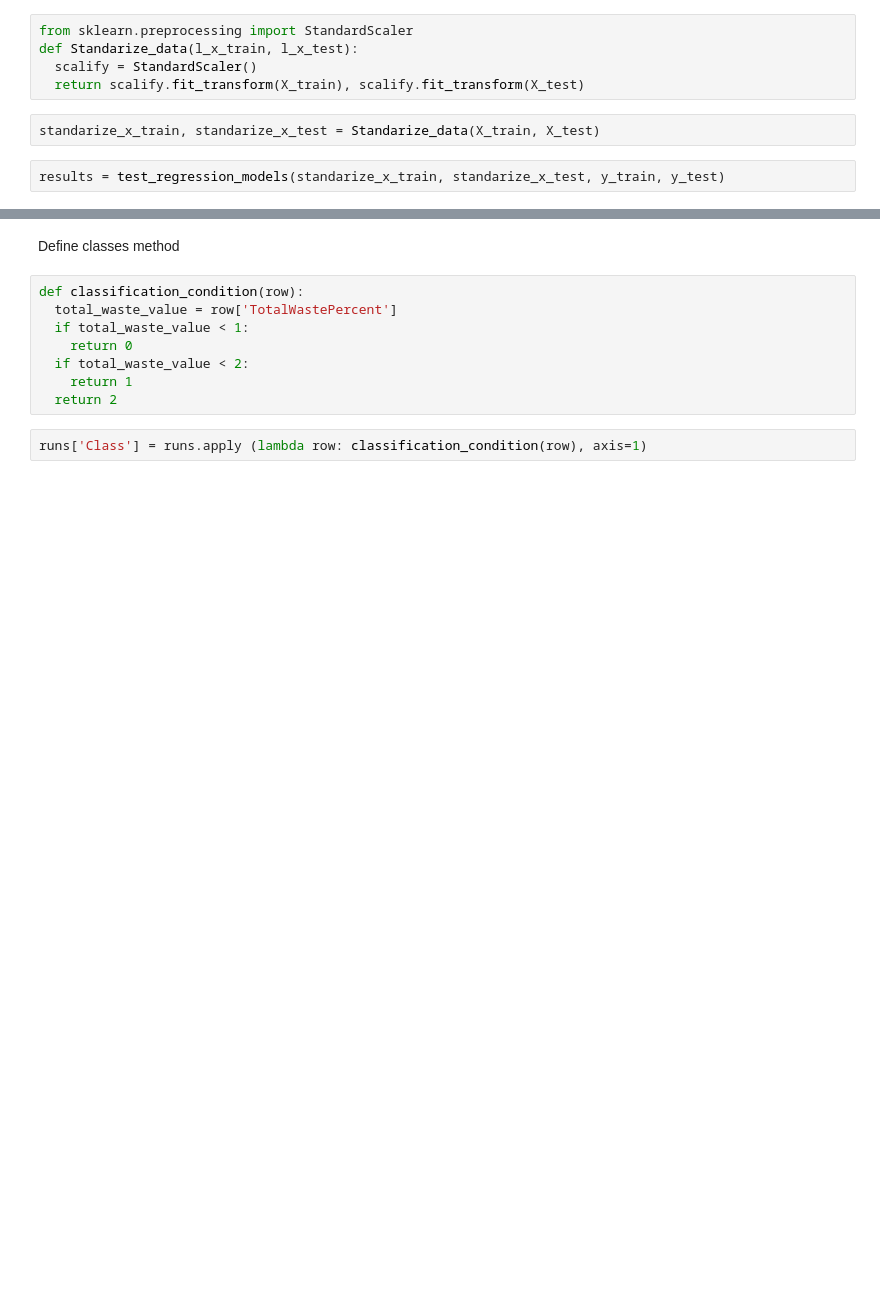
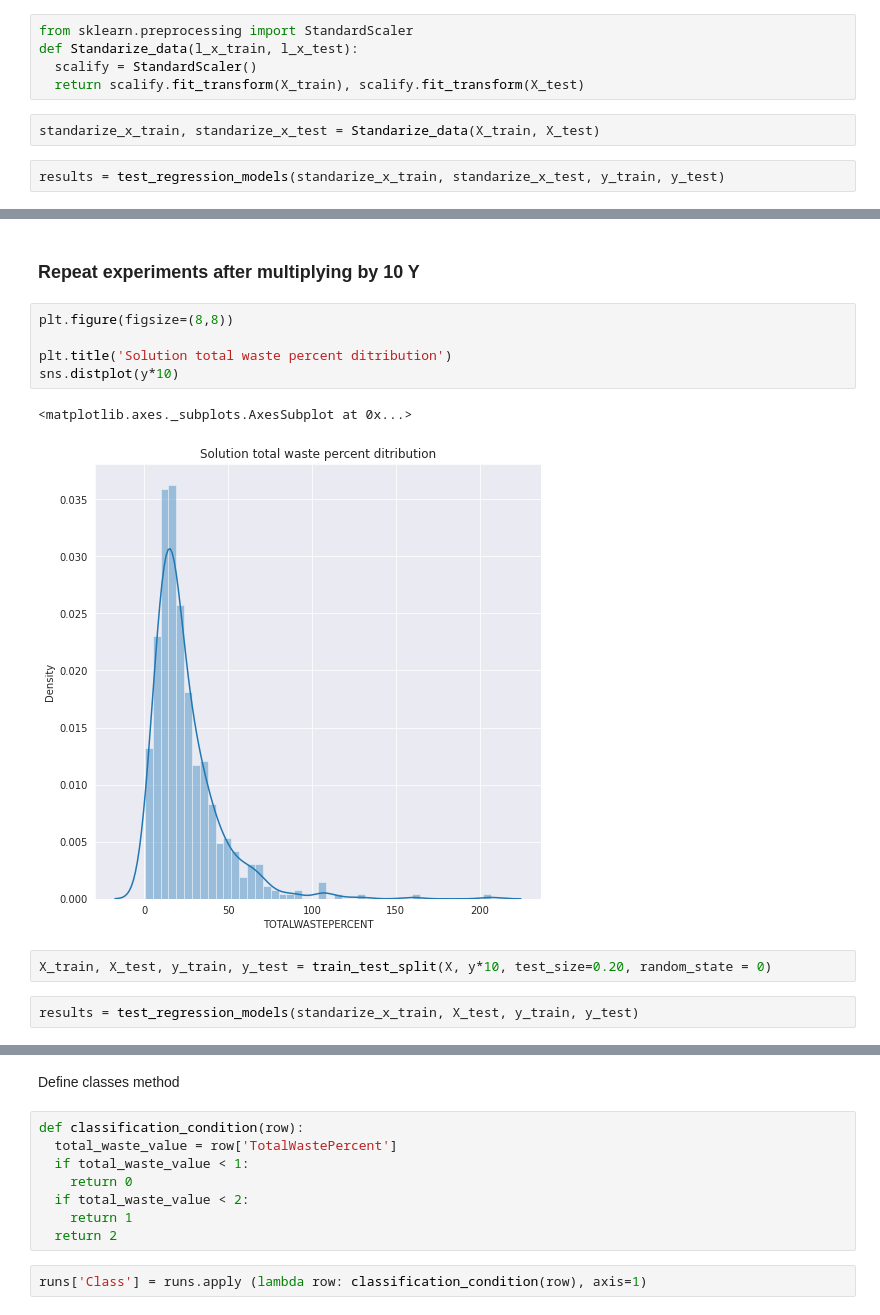
Before and after one commit to teoad95/Infusing-business-optimization-processes-with-machine-learning-and-expert-knowledge., a Jupyter notebook: Main_notebook.ipynb, the cells around one changed output, grey strips where cells are left out. Drawn from its saved outputs; the diff is of its cells as text; blank space fills up the shorter version.

```diff
--- a/Main_notebook.ipynb
+++ b/Main_notebook.ipynb
@@ -180,0 +185,14 @@ results
+# %% [markdown]
+### **Repeat experiments after multiplying by 10 Y**
+# %%
+plt.figure(figsize=(8,8))
+
+plt.title('Solution total waste percent ditribution')
+sns.distplot(y*10)
+# %% [output]
+<matplotlib.axes._subplots.AxesSubplot at 0x...>
+[figure, added]
+# %%
+X_train, X_test, y_train, y_test = train_test_split(X, y*10, test_size=0.20, random_state = 0)
+# %%
+results = test_regression_models(standarize_x_train, X_test, y_train, y_test)
```
Also changed, not shown: parts of 19 cells of this notebook.
